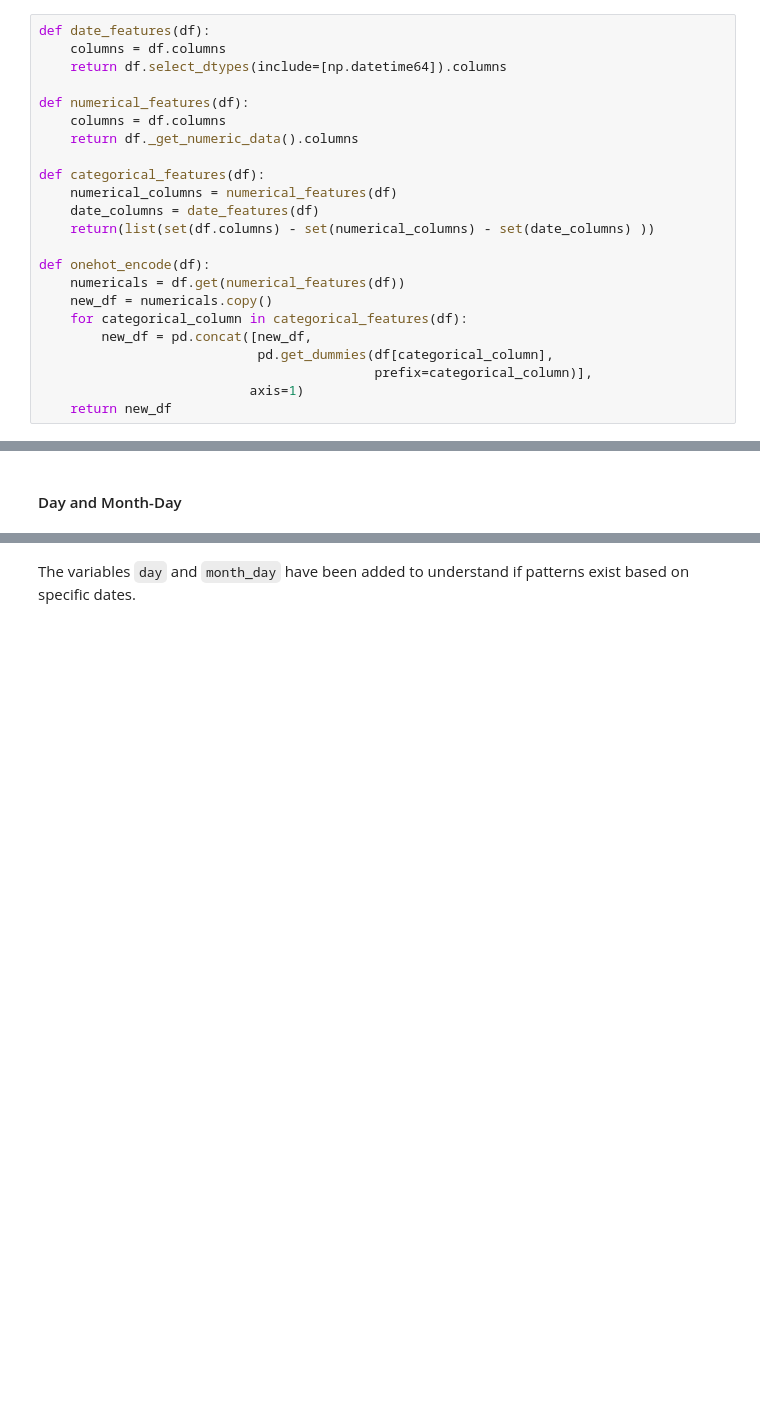
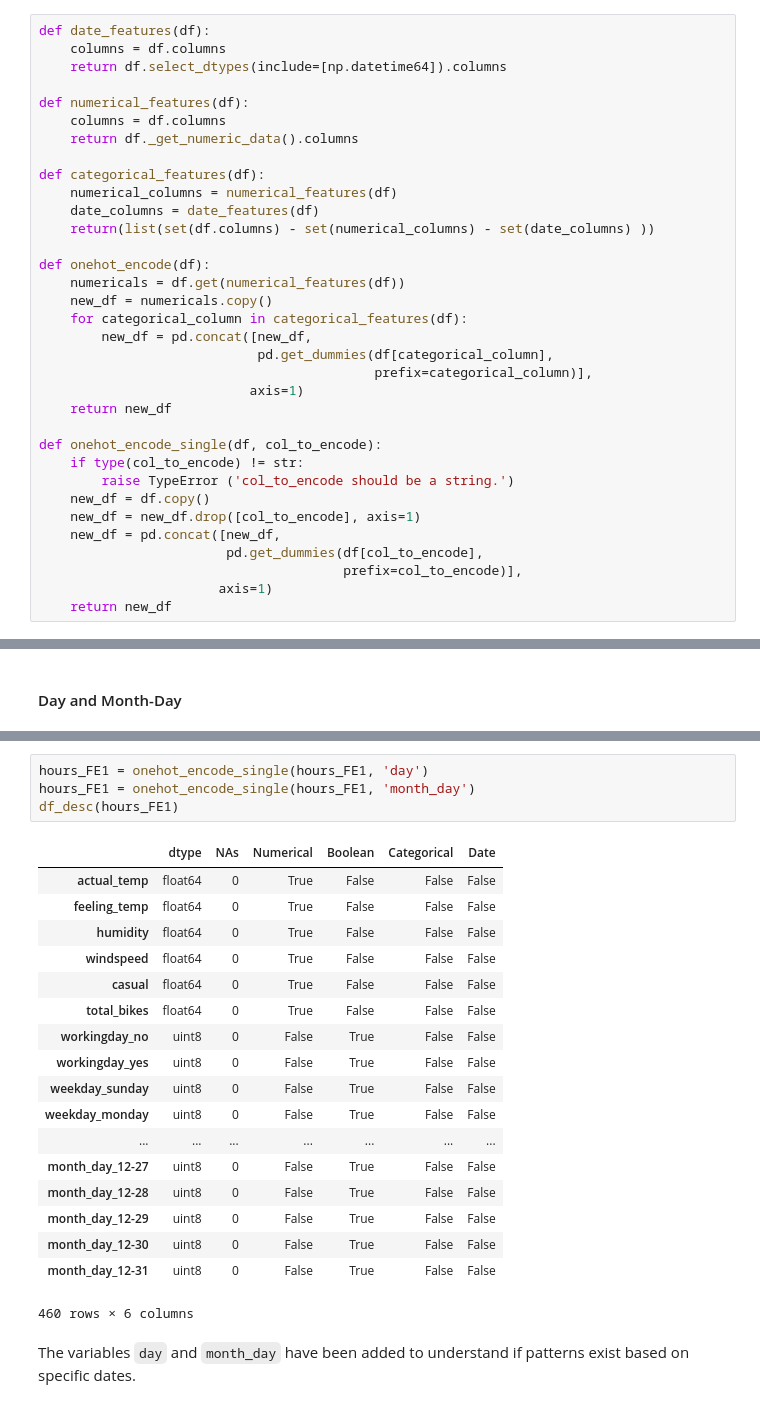
Before and after one commit to stsentemeidis/Bike_Sharing_Washington, a Jupyter notebook: MASTER.ipynb, the cells around one changed output, grey strips where cells are left out. Saved outputs shown, nothing was run; the diff lists cells and outputs as text; blank space fills up the shorter version.

```diff
--- a/MASTER.ipynb
+++ b/MASTER.ipynb
@@ -1009,5 +931,16 @@ def onehot_encode(df):
                                            prefix=categorical_column)],
                            axis=1)
     return new_df
+
+def onehot_encode_single(df, col_to_encode):
+    if type(col_to_encode) != str:
+        raise TypeError ('col_to_encode should be a string.')
+    new_df = df.copy()
+    new_df = new_df.drop([col_to_encode], axis=1)
+    new_df = pd.concat([new_df,
+                        pd.get_dummies(df[col_to_encode],
+                                       prefix=col_to_encode)],
+                       axis=1)
+    return new_df
 # %%
 hours_clean = onehot_encode(hours_prep_scaled_encoded)
@@ -1227,2 +1181,25 @@ Variance score (R2): 0.84
+# %%
+hours_FE1 = onehot_encode_single(hours_FE1, 'day')
+hours_FE1 = onehot_encode_single(hours_FE1, 'month_day')
+df_desc(hours_FE1)
+# %% [output]
+|  | dtype | NAs | Numerical | Boolean | Categorical | Date |
+| actual_temp | float64 | 0 | True | False | False | False |
+| feeling_temp | float64 | 0 | True | False | False | False |
+| humidity | float64 | 0 | True | False | False | False |
+| windspeed | float64 | 0 | True | False | False | False |
+| casual | float64 | 0 | True | False | False | False |
+| total_bikes | float64 | 0 | True | False | False | False |
+| workingday_no | uint8 | 0 | False | True | False | False |
+| workingday_yes | uint8 | 0 | False | True | False | False |
+| weekday_sunday | uint8 | 0 | False | True | False | False |
+| weekday_monday | uint8 | 0 | False | True | False | False |
+| ... | ... | ... | ... | ... | ... | ... |
+| month_day_12-27 | uint8 | 0 | False | True | False | False |
+| month_day_12-28 | uint8 | 0 | False | True | False | False |
+| month_day_12-29 | uint8 | 0 | False | True | False | False |
+| month_day_12-30 | uint8 | 0 | False | True | False | False |
+| month_day_12-31 | uint8 | 0 | False | True | False | False |
+460 rows × 6 columns
 # %% [markdown]
 The variables `day` and `month_day` have been added to understand if patterns exist based on specific dates.
```
Also changed, not shown: parts of 46 cells of this notebook.
